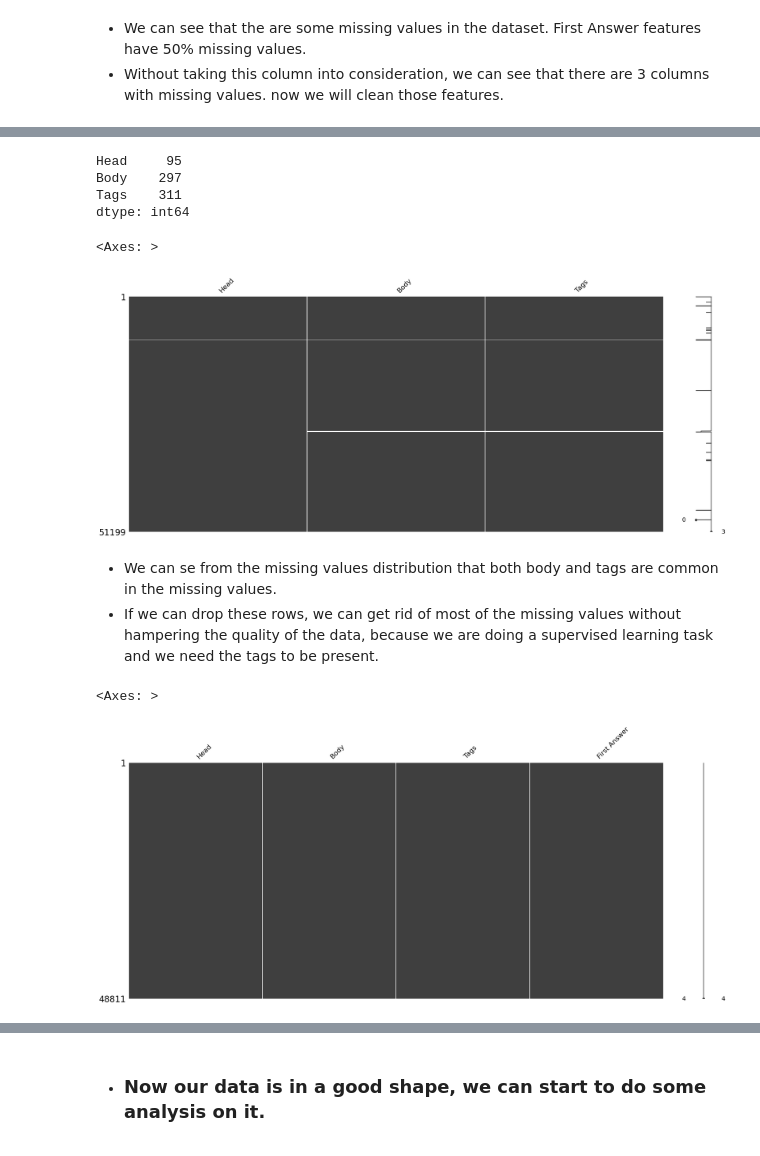
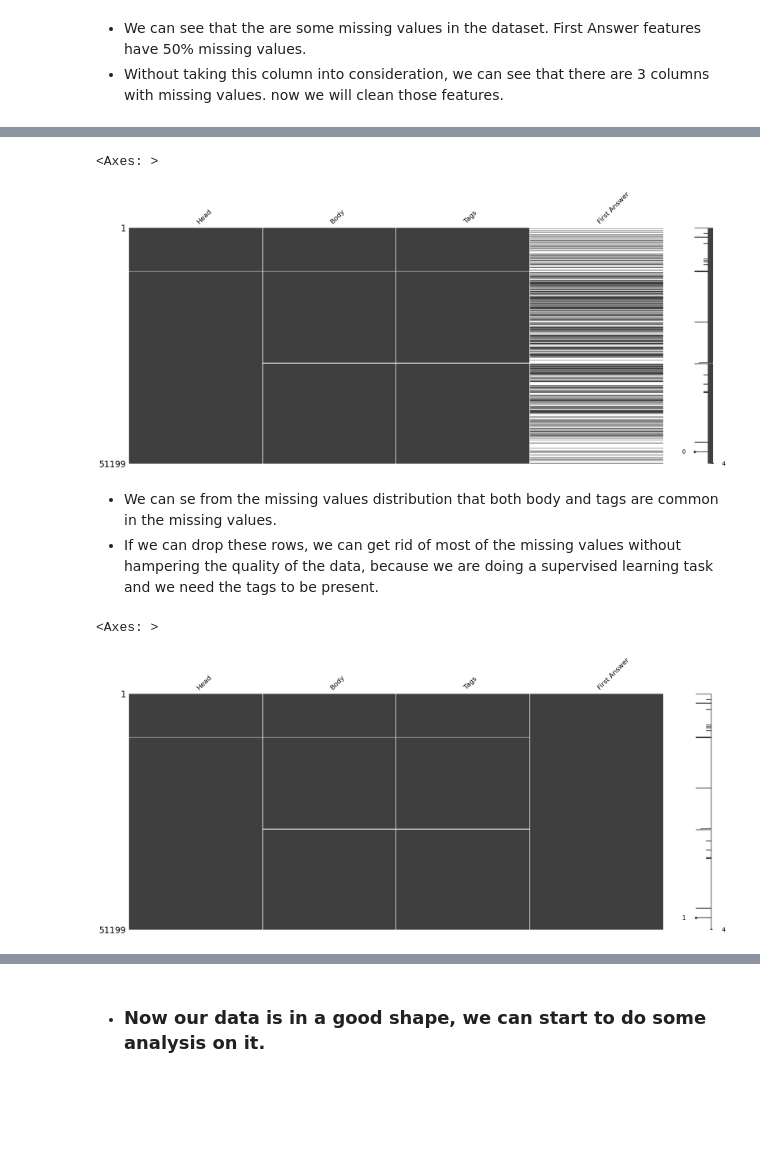
Before and after one commit to Harsh502s/Automatic-Question-Tagging-System, a Jupyter notebook: CleaningPart1.ipynb, the cells around one changed output, grey strips where cells are left out. Drawn from its saved outputs; the diff is of its cells as text; code cells hidden in the pictures; blank space fills up the shorter version.

```diff
--- a/CleaningPart1.ipynb
+++ b/CleaningPart1.ipynb
@@ -86,23 +48,14 @@ memory usage: 1.2+ MB
-# %%
-wofa_df.isna().sum()
-# %% [output]
-Head     95
-Body    297
-Tags    311
-dtype: int64
 # %%
-msno.matrix(wofa_df)
+msno.matrix(df)
 # %% [output]
 <Axes: >
-[figure, old version]
+[figure, new version]
 # %% [markdown]
 - We can se from the missing values distribution that both body and tags are common in the missing values.
 - If we can drop these rows, we can get rid of most of the missing values without hampering the quality of the data, because we are doing a supervised learning task and we need the tags to be present.
 # %%
 df['First Answer'].fillna('No Answer', inplace=True)
-df.dropna(inplace=True)
-df.drop_duplicates(inplace=True)
 msno.matrix(df)
 # %% [output]
 <Axes: >
-[figure, old version]
+[figure, new version]
```
Also changed, not shown: parts of 4 cells of this notebook.
